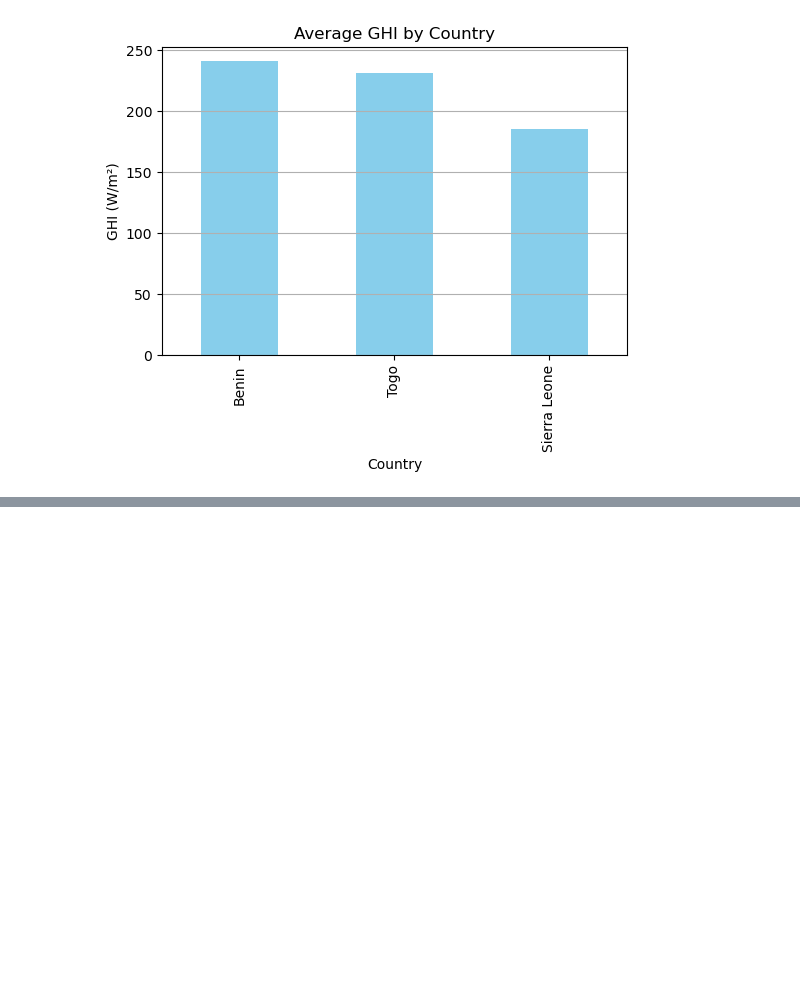
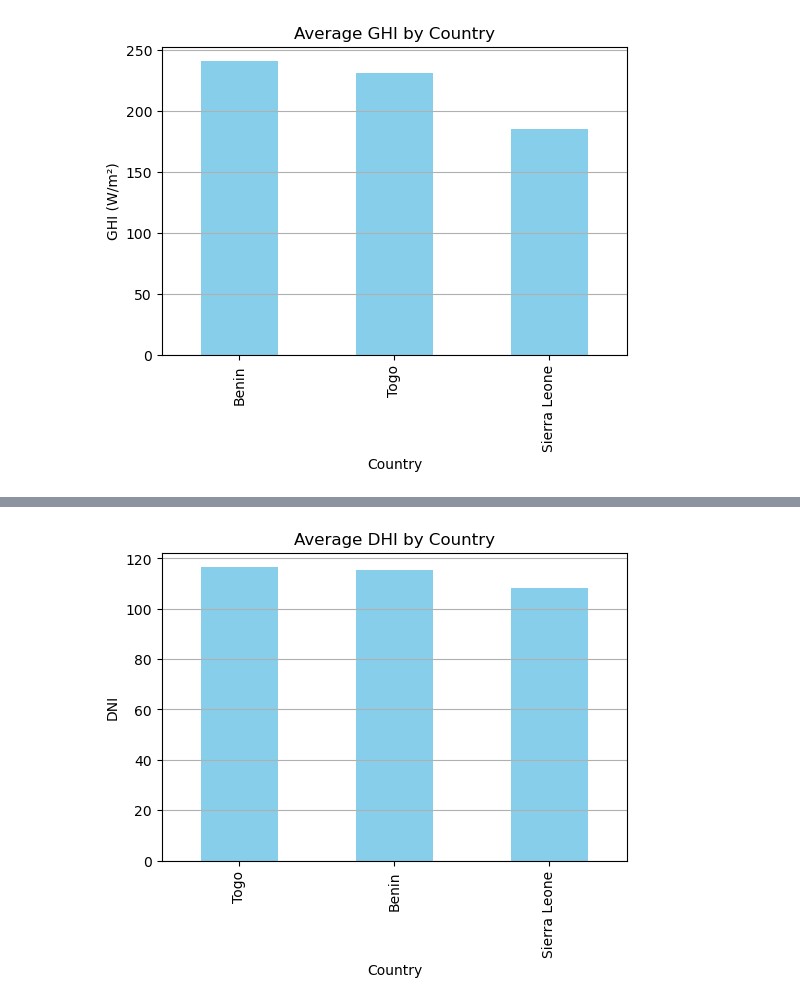
Before and after one commit to EmebetF/solar-challenge-week1, a Jupyter notebook: notebooks/compare_countries.ipynb, the cells around one changed output, grey strips where cells are left out. Saved outputs shown, nothing was run; the diff lists cells and outputs as text; code cells hidden in the pictures; blank space fills up the shorter version.

```diff
--- a/notebooks/compare_countries.ipynb
+++ b/notebooks/compare_countries.ipynb
@@ -112,0 +122,9 @@ plt.show()
+# %%
+avg_dhi = df_all.groupby('Country')['DHI'].mean().sort_values(ascending=False)
+
+avg_dhi.plot(kind='bar', color='skyblue', figsize=(6, 4), title='Average DHI by Country')
+plt.ylabel('DNI')
+plt.grid(axis='y')
+plt.show()
+# %% [output]
+[figure, added]
```
Also changed, not shown: parts of 1 cell of this notebook, 3 other files.
